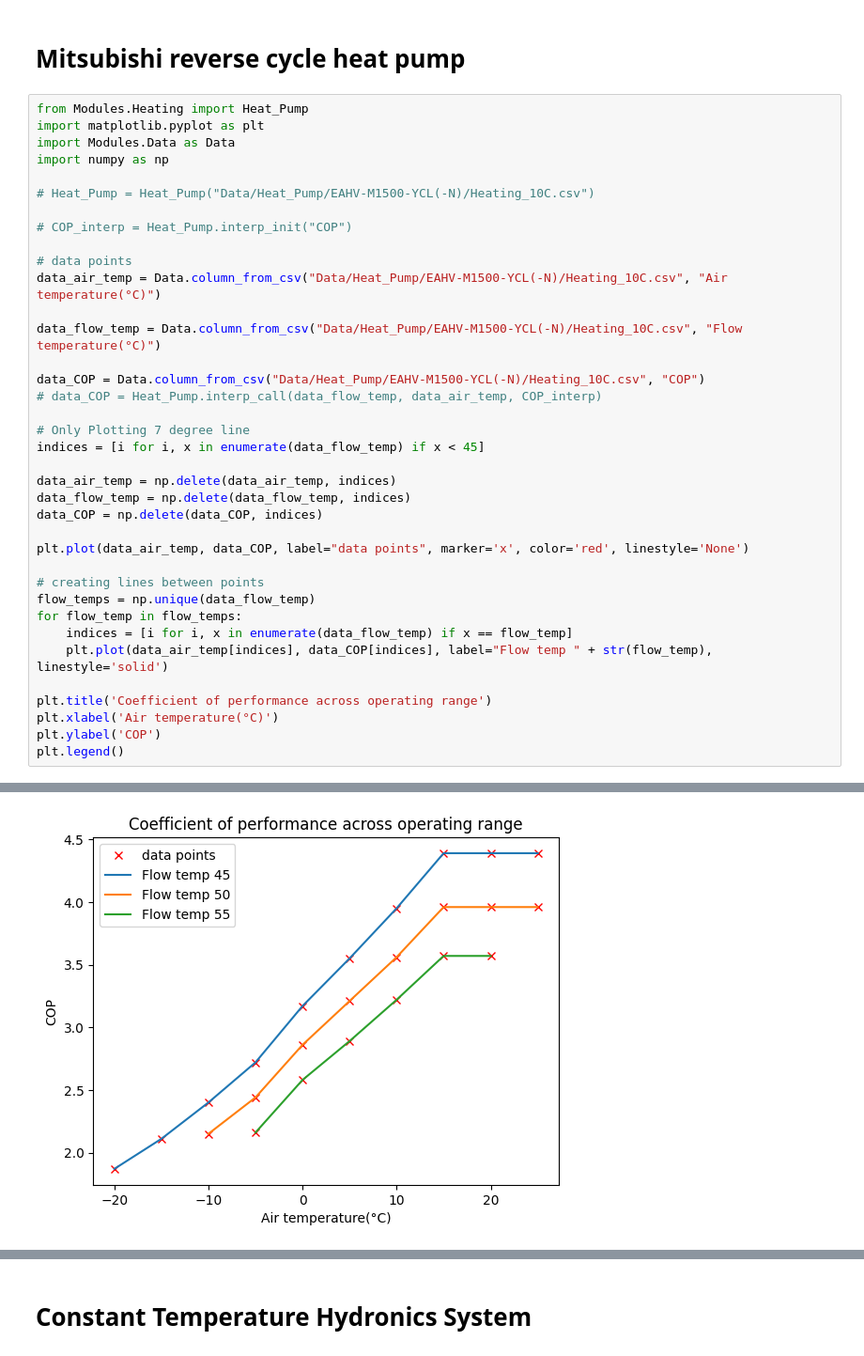
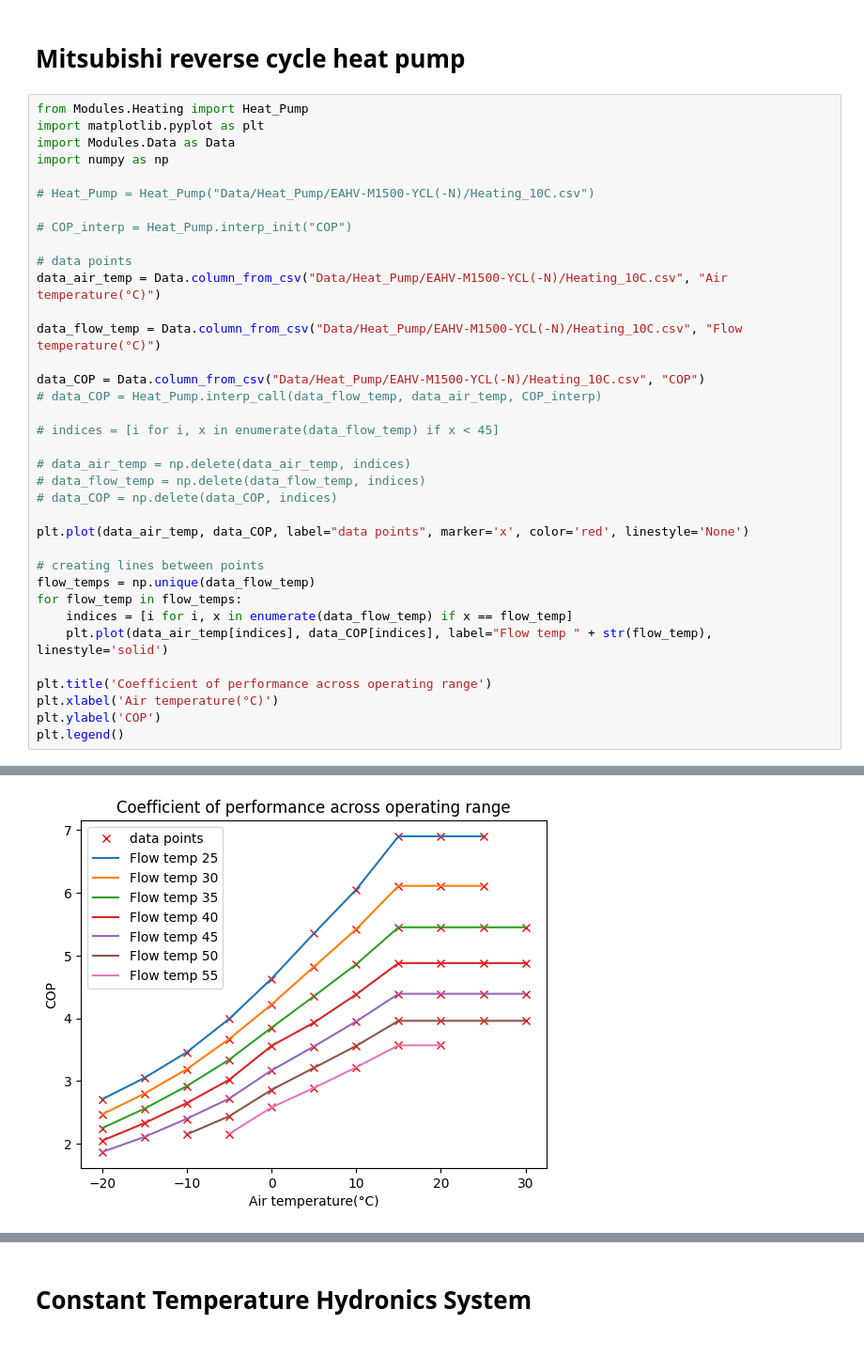
Before and after one commit to SNaylor12543/Variable_Output_Temperature_Heat_Pump, a Jupyter notebook: EAHV-M1500-YCL(-N).ipynb, the cells around one changed output, grey strips where cells are left out. Shown at 94% size. Cells and saved outputs as stored; diff of their text form.

```diff
--- a/EAHV-M1500-YCL(-N).ipynb
+++ b/EAHV-M1500-YCL(-N).ipynb
@@ -7,39 +7,38 @@ import Modules.Data as Data
 import numpy as np
 
 # Heat_Pump = Heat_Pump("Data/Heat_Pump/EAHV-M1500-YCL(-N)/Heating_10C.csv")
 
 # COP_interp = Heat_Pump.interp_init("COP")
 
 # data points
 data_air_temp = Data.column_from_csv("Data/Heat_Pump/EAHV-M1500-YCL(-N)/Heating_10C.csv", "Air temperature(°C)")
 
 data_flow_temp = Data.column_from_csv("Data/Heat_Pump/EAHV-M1500-YCL(-N)/Heating_10C.csv", "Flow temperature(°C)")
 
 data_COP = Data.column_from_csv("Data/Heat_Pump/EAHV-M1500-YCL(-N)/Heating_10C.csv", "COP")
 # data_COP = Heat_Pump.interp_call(data_flow_temp, data_air_temp, COP_interp)
 
-# Only Plotting 7 degree line
-indices = [i for i, x in enumerate(data_flow_temp) if x < 45]
+# indices = [i for i, x in enumerate(data_flow_temp) if x < 45]
 
-data_air_temp = np.delete(data_air_temp, indices)
-data_flow_temp = np.delete(data_flow_temp, indices)
-data_COP = np.delete(data_COP, indices)
+# data_air_temp = np.delete(data_air_temp, indices)
+# data_flow_temp = np.delete(data_flow_temp, indices)
+# data_COP = np.delete(data_COP, indices)
 
 plt.plot(data_air_temp, data_COP, label="data points", marker='x', color='red', linestyle='None')
 
 # creating lines between points
 flow_temps = np.unique(data_flow_temp)
 for flow_temp in flow_temps:
     indices = [i for i, x in enumerate(data_flow_temp) if x == flow_temp]
     plt.plot(data_air_temp[indices], data_COP[indices], label="Flow temp " + str(flow_temp), linestyle='solid')
 
 plt.title('Coefficient of performance across operating range')
 plt.xlabel('Air temperature(°C)')
 plt.ylabel('COP')
 plt.legend()
 # %% [output]
 <matplotlib.legend.Legend at 0x...>
-[figure, old version]
+[figure, new version]
 # %%
 from Modules.Heating import Heat_Pump
 import matplotlib.pyplot as plt
```
Also changed, not shown: parts of 4 cells of this notebook, 4 other files.
